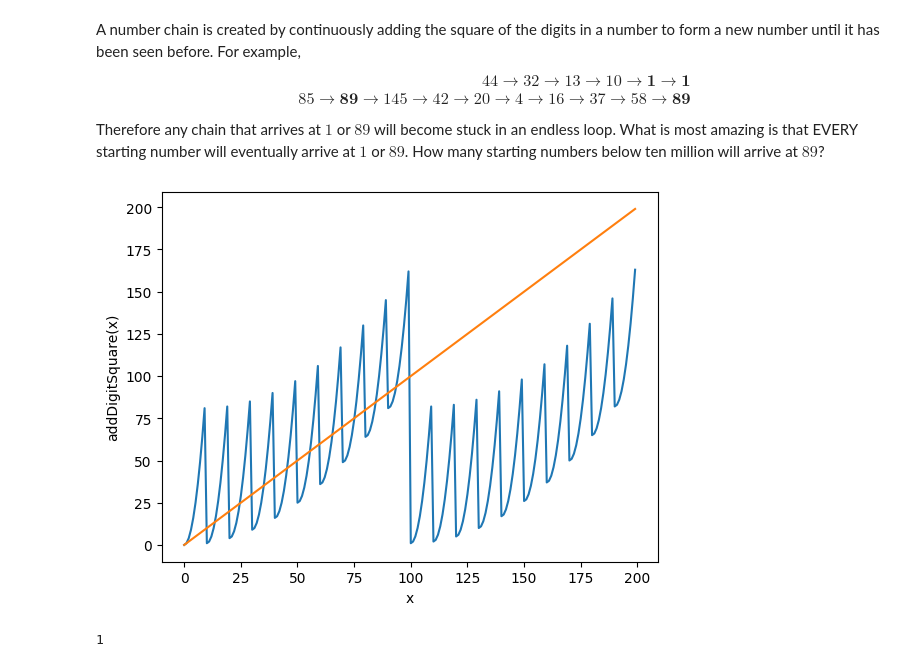
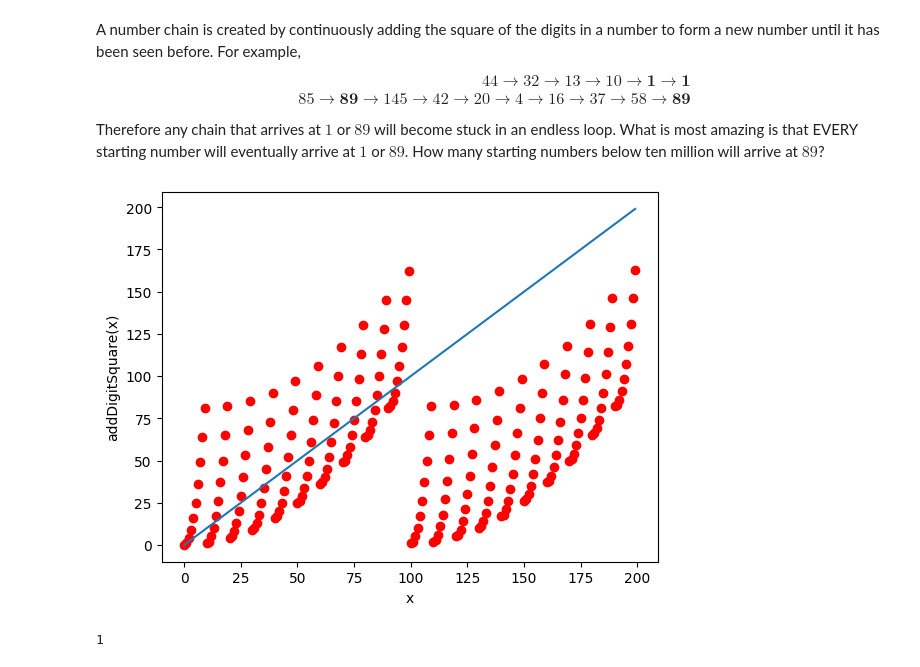
Before and after one commit to R-Matta-1/ProjectEulerProblems, a Jupyter notebook: problem92.ipynb, the cells around one changed output. Saved outputs shown, nothing was run; the diff lists cells and outputs as text; code cells hidden in the pictures.

```diff
--- a/problem92.ipynb
+++ b/problem92.ipynb
@@ -10,29 +10,29 @@ How many starting numbers below ten million will arrive at $89$?
 # %%
 import matplotlib.pyplot as plt
 import numpy as np
 
 
 def addDigitSquare(N):
     awnser =0
 
     for i in str(N) :
         awnser += int(i) * int(i)
 
     return awnser
 
 # Generate some data
 x = np.arange(0,200,1)
 y = []
 for i in x: y.append(addDigitSquare(i))
 
 # Plot the data
-plt.plot(x, y,x)
+plt.plot( y, 'ro',x)
 plt.xlabel('x')
 plt.ylabel('addDigitSquare(x)')
 
 plt.show()
 # %% [output]
-[figure, old version]
+[figure, new version]
 # %%
 def findRoot(N):
     while N != 1 and N != 89:
```
Also changed, not shown: 6 other files.
